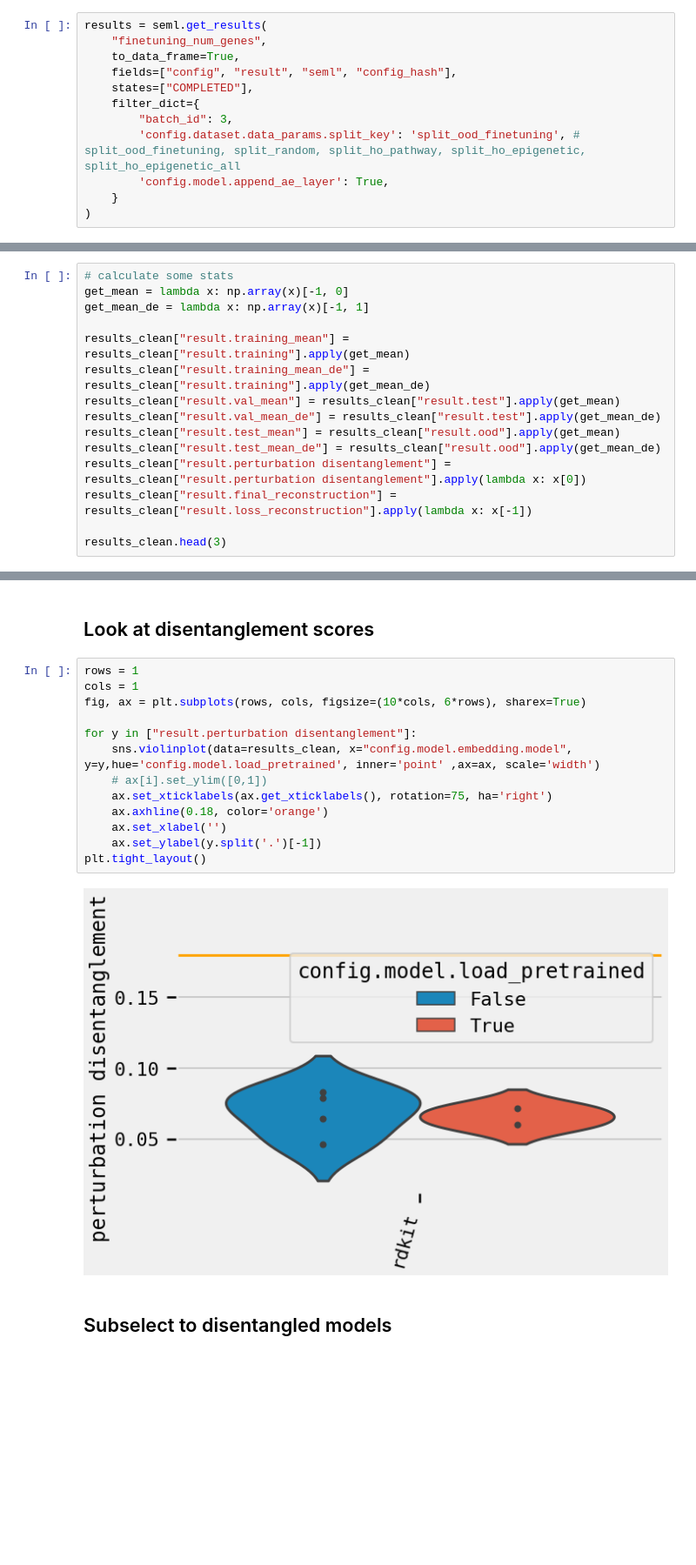
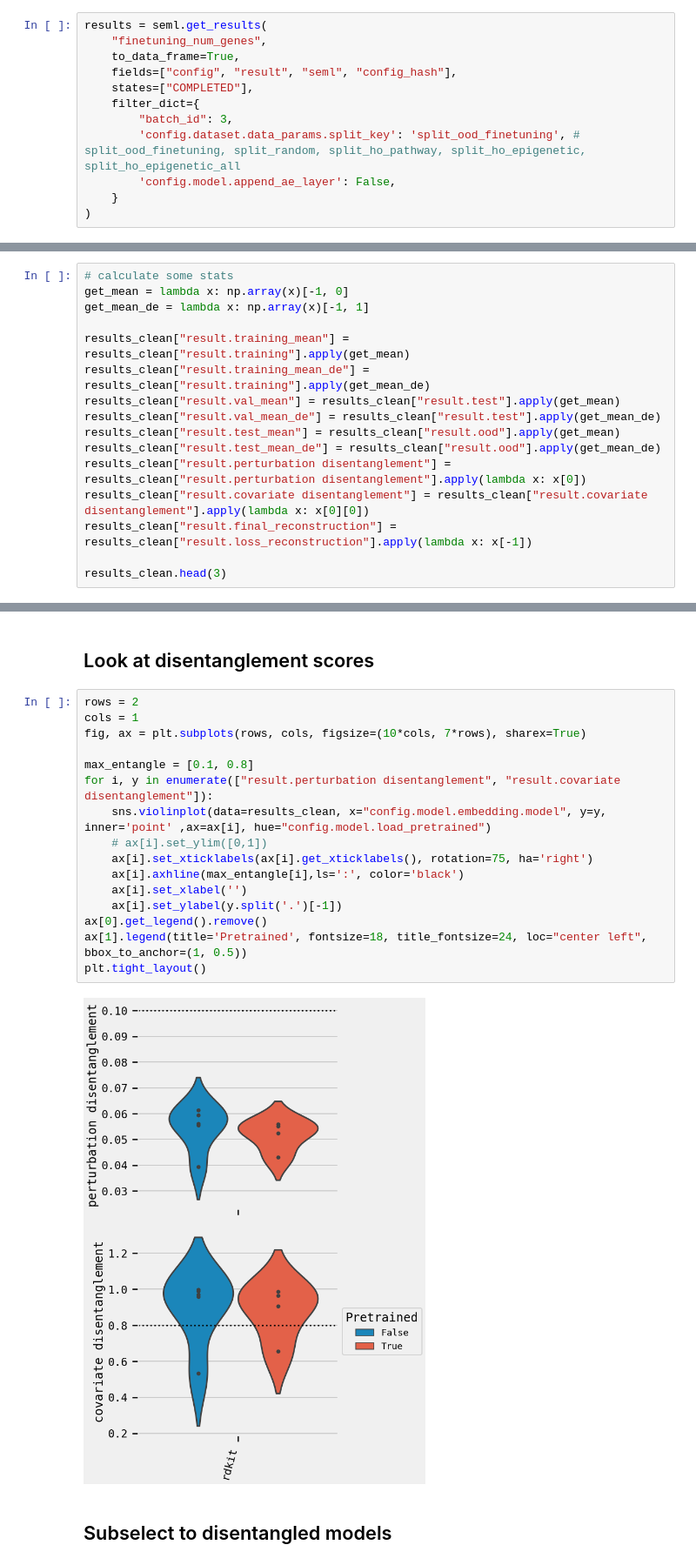
Before and after one commit to theislab/chemCPA, a Jupyter notebook: experiments/finetuning_num_genes/analyze_sciplex_finetune_num_genes.ipynb, the cells around one changed output, grey strips where cells are left out. Shown: that part at 87% size. Cells and saved outputs as stored; diff of their text form; blank space fills up the shorter version.

Commit message:
Update analyses and plots

```diff
--- a/experiments/finetuning_num_genes/analyze_sciplex_finetune_num_genes.ipynb
+++ b/experiments/finetuning_num_genes/analyze_sciplex_finetune_num_genes.ipynb
@@ -26,7 +26,7 @@ results = seml.get_results(
     filter_dict={
         "batch_id": 3,
         'config.dataset.data_params.split_key': 'split_ood_finetuning', # split_ood_finetuning, split_random, split_ho_pathway, split_ho_epigenetic, split_ho_epigenetic_all
-        'config.model.append_ae_layer': True,
+        'config.model.append_ae_layer': False,
     }
 )
 # %%
@@ -115,6 +119,7 @@ results_clean["result.val_mean_de"] = results_clean["result.test"].apply(get_mea
 results_clean["result.test_mean"] = results_clean["result.ood"].apply(get_mean)
 results_clean["result.test_mean_de"] = results_clean["result.ood"].apply(get_mean_de)
 results_clean["result.perturbation disentanglement"] = results_clean["result.perturbation disentanglement"].apply(lambda x: x[0])
+results_clean["result.covariate disentanglement"] = results_clean["result.covariate disentanglement"].apply(lambda x: x[0][0])
 results_clean["result.final_reconstruction"] = results_clean["result.loss_reconstruction"].apply(lambda x: x[-1])
 
 results_clean.head(3)
@@ -257,20 +257,23 @@ plt.tight_layout()
 # %% [markdown]
 ## Look at disentanglement scores
 # %%
-rows = 1
+rows = 2
 cols = 1
-fig, ax = plt.subplots(rows, cols, figsize=(10*cols, 6*rows), sharex=True)
+fig, ax = plt.subplots(rows, cols, figsize=(10*cols, 7*rows), sharex=True)
 
-for y in ["result.perturbation disentanglement"]:
-    sns.violinplot(data=results_clean, x="config.model.embedding.model", y=y,hue='config.model.load_pretrained', inner='point' ,ax=ax, scale='width')
+max_entangle = [0.1, 0.8]
+for i, y in enumerate(["result.perturbation disentanglement", "result.covariate disentanglement"]):
+    sns.violinplot(data=results_clean, x="config.model.embedding.model", y=y, inner='point' ,ax=ax[i], hue="config.model.load_pretrained")
     # ax[i].set_ylim([0,1])
-    ax.set_xticklabels(ax.get_xticklabels(), rotation=75, ha='right')
-    ax.axhline(0.18, color='orange')
-    ax.set_xlabel('')
-    ax.set_ylabel(y.split('.')[-1])
+    ax[i].set_xticklabels(ax[i].get_xticklabels(), rotation=75, ha='right')
+    ax[i].axhline(max_entangle[i],ls=':', color='black')
+    ax[i].set_xlabel('')
+    ax[i].set_ylabel(y.split('.')[-1])
+ax[0].get_legend().remove()
+ax[1].legend(title='Pretrained', fontsize=18, title_fontsize=24, loc="center left", bbox_to_anchor=(1, 0.5))
 plt.tight_layout()
 # %% [output]
-[figure, old version]
+[figure, new version]
 # %% [markdown]
 ## Subselect to disentangled models
 # %%
```
Also changed, not shown: parts of 13 cells of this notebook, 5 other files.
